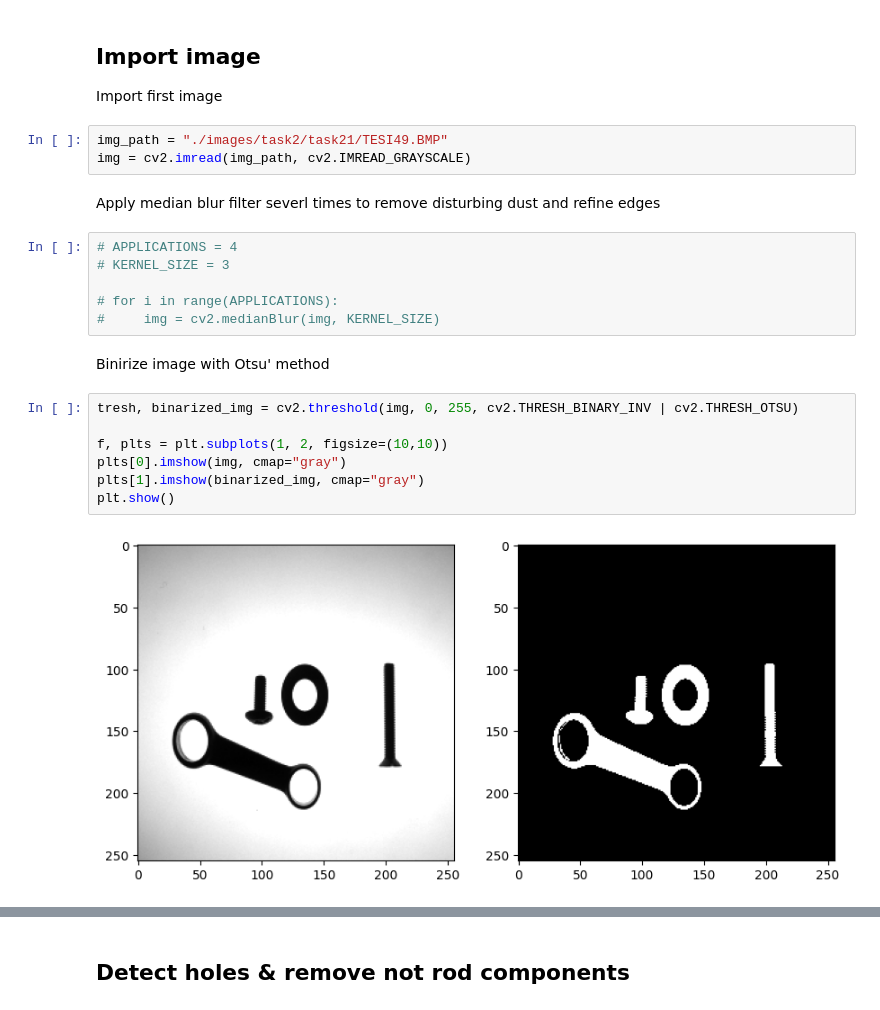
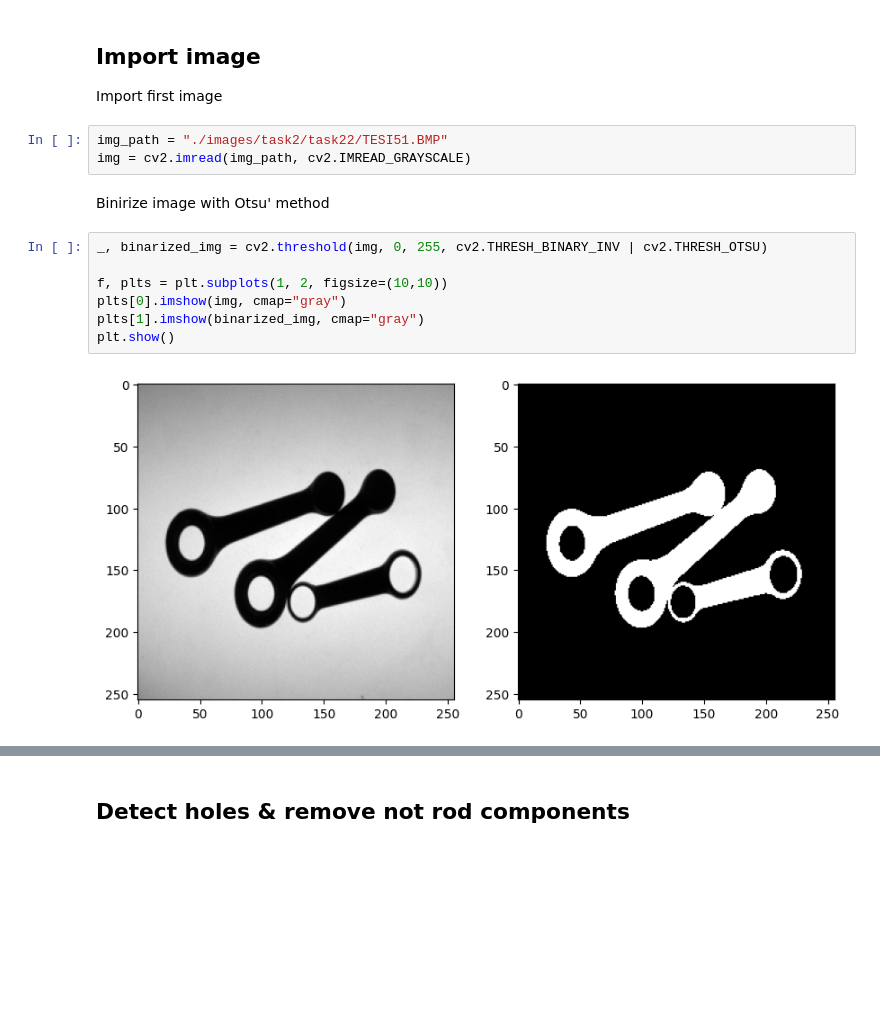
Before and after one commit to matteoperiani2/rod_analysis, a Jupyter notebook: project.ipynb, the cells around one changed output, grey strips where cells are left out. Cells and saved outputs as stored; diff of their text form; blank space fills up the shorter version.

```diff
--- a/project.ipynb
+++ b/project.ipynb
@@ -15,24 +13,16 @@ rod_colors = [(255, 0, 0), (0, 0, 255), (255, 127, 255), (127, 0, 255), (127, 0,
 ## Import image
 Import first image
 # %%
-img_path = "./images/task2/task21/TESI49.BMP"
+img_path = "./images/task2/task22/TESI51.BMP"
 img = cv2.imread(img_path, cv2.IMREAD_GRAYSCALE)
-# %% [markdown]
-Apply median blur filter severl times to remove disturbing dust and refine edges
-# %%
-# APPLICATIONS = 4
-# KERNEL_SIZE = 3
-
-# for i in range(APPLICATIONS):
-#     img = cv2.medianBlur(img, KERNEL_SIZE)
 # %% [markdown]
 Binirize image with Otsu' method
 # %%
-tresh, binarized_img = cv2.threshold(img, 0, 255, cv2.THRESH_BINARY_INV | cv2.THRESH_OTSU)
+_, binarized_img = cv2.threshold(img, 0, 255, cv2.THRESH_BINARY_INV | cv2.THRESH_OTSU)
 
 f, plts = plt.subplots(1, 2, figsize=(10,10))
 plts[0].imshow(img, cmap="gray")
 plts[1].imshow(binarized_img, cmap="gray")
 plt.show()
 # %% [output]
-[figure, old version]
+[figure, new version]
```
Also changed, not shown: parts of 21 cells of this notebook.
